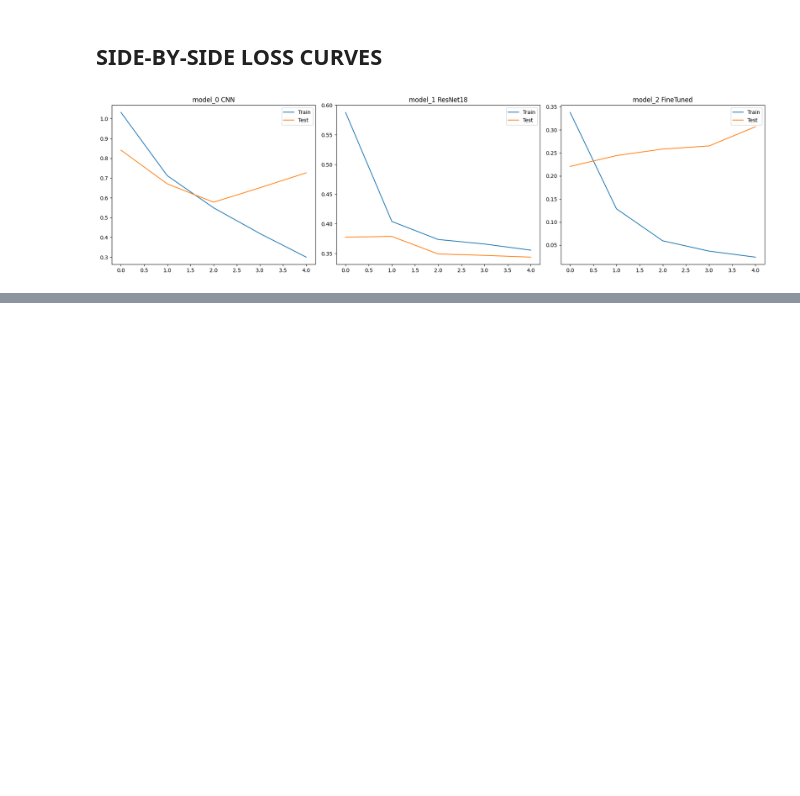
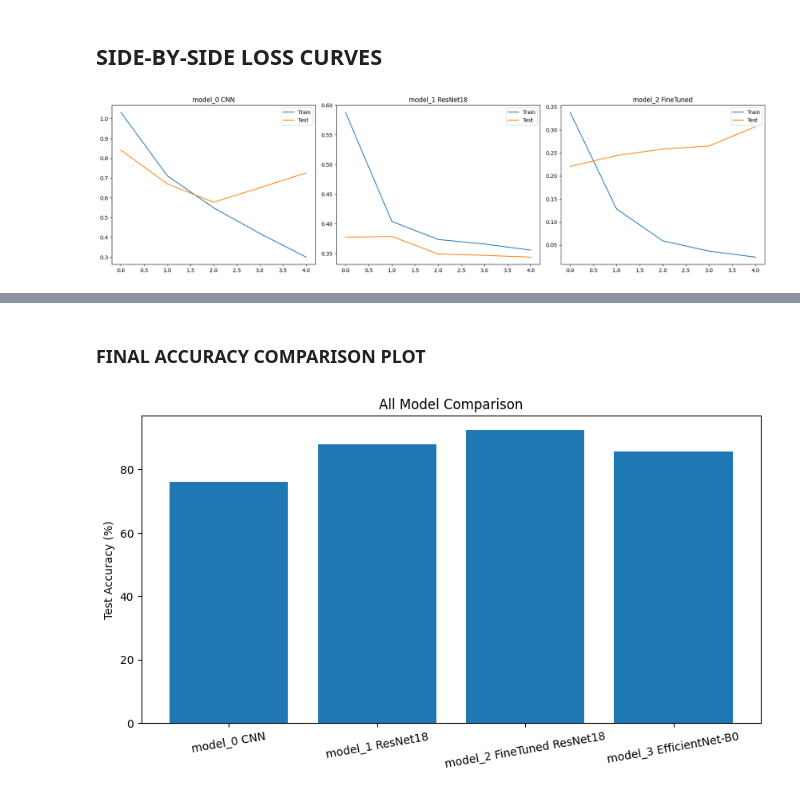
Before and after one commit to LakshyaAhlawat/pytorch-learning, a Jupyter notebook: 06_intel_image_classification.ipynb, the cells around one changed output, grey strips where cells are left out. Drawn from its saved outputs; the diff is of its cells as text; code cells hidden in the pictures; blank space fills up the shorter version.

```diff
--- a/06_intel_image_classification.ipynb
+++ b/06_intel_image_classification.ipynb
@@ -1134,0 +1419,4 @@ plt.show()
+# %%
+model_3=efficientnet_b0(
+  weights=EfficientNet_B0_Weights.DEFAULT
+)
@@ -1134,0 +1492,2 @@ plt.show()
+# %%
+model_3=model_3.to(device)
@@ -1134,0 +1496,9 @@ plt.show()
+# %%
+loss_fn = nn.CrossEntropyLoss()
+
+optimizer = torch.optim.Adam(
+
+    model_3.classifier.parameters(),
+
+    lr=0.001
+)
@@ -1134,0 +1507,12 @@ plt.show()
+# %%
+model_3_results = {
+
+    "train_loss": [],
+
+    "train_acc": [],
+
+    "test_loss": [],
+
+    "test_acc": []
+
+}
@@ -1134,0 +1637,22 @@ plt.show()
+# %% [markdown]
+### FINAL ACCURACY COMPARISON PLOT
+# %%
+plt.figure(figsize=(10,5))
+
+plt.bar(
+
+    comparison_df["Model"],
+
+    comparison_df["Final Test Accuracy"]
+
+)
+
+plt.ylabel("Test Accuracy (%)")
+
+plt.title("All Model Comparison")
+
+plt.xticks(rotation=10)
+
+plt.show()
+# %% [output]
+[figure, added]
```
Also changed, not shown: parts of 33 cells of this notebook.
